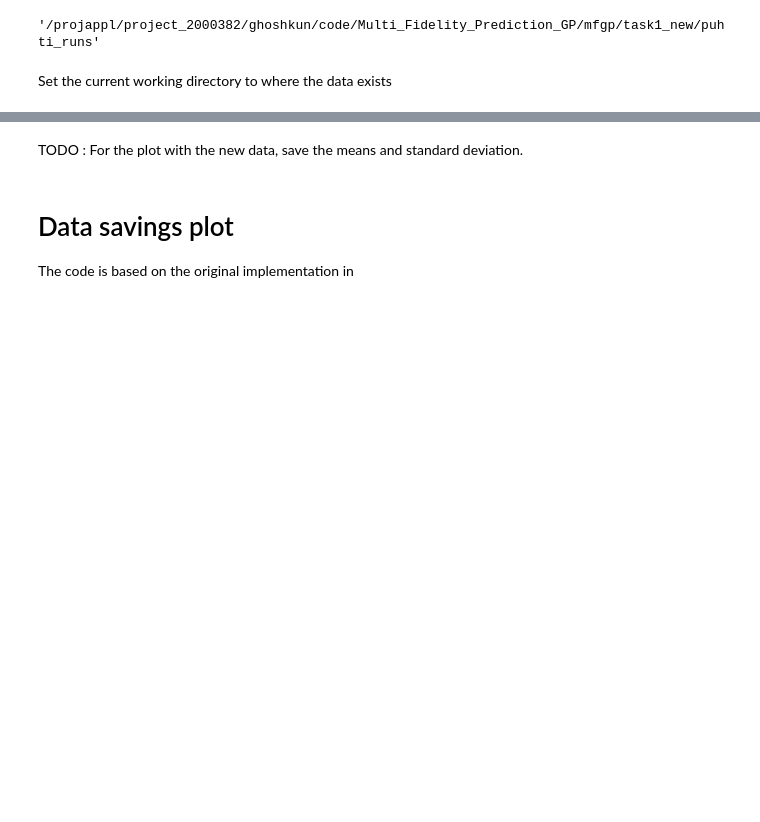
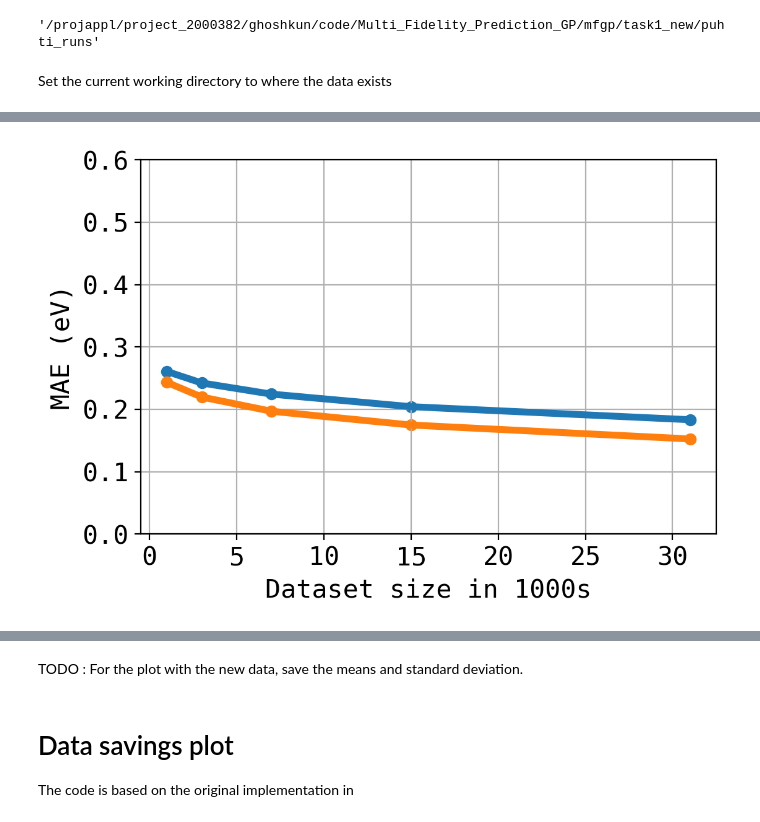
Before and after one commit to kunalghosh/Multi_Fidelity_Prediction_GP, a Jupyter notebook: mfgp/task1_new/puhti_runs/MakePlots.ipynb, the cells around one changed output, grey strips where cells are left out. Drawn from its saved outputs; the diff is of its cells as text; code cells hidden in the pictures; blank space fills up the shorter version.

```diff
--- a/mfgp/task1_new/puhti_runs/MakePlots.ipynb
+++ b/mfgp/task1_new/puhti_runs/MakePlots.ipynb
@@ -28,0 +130,10 @@ assert os.getcwd() == "/projappl/project_2000382/ghoshkun/code/Multi_Fidelity_Pr
+# %%
+aa_a = pd.read_csv("csv_files/Active_learning_results - QM9_A_EXP_physdays.csv")
+aa_d = pd.read_csv("csv_files/Active_learning_results - QM9_D_EXP_physdays.csv")
+
+means, stds, batch_sizes = get_means_stds_batchsize(aa_a,aa_d)
+set_mpl_params(matplotlib)
+labs, labels = get_labels()
+plot_strategy_a_vs_d(dataset_name = None, means=means, stds=stds, labels=labels)
+# %% [output]
+[figure, added]
```
Also changed, not shown: parts of 44 cells of this notebook, 1 other file.
